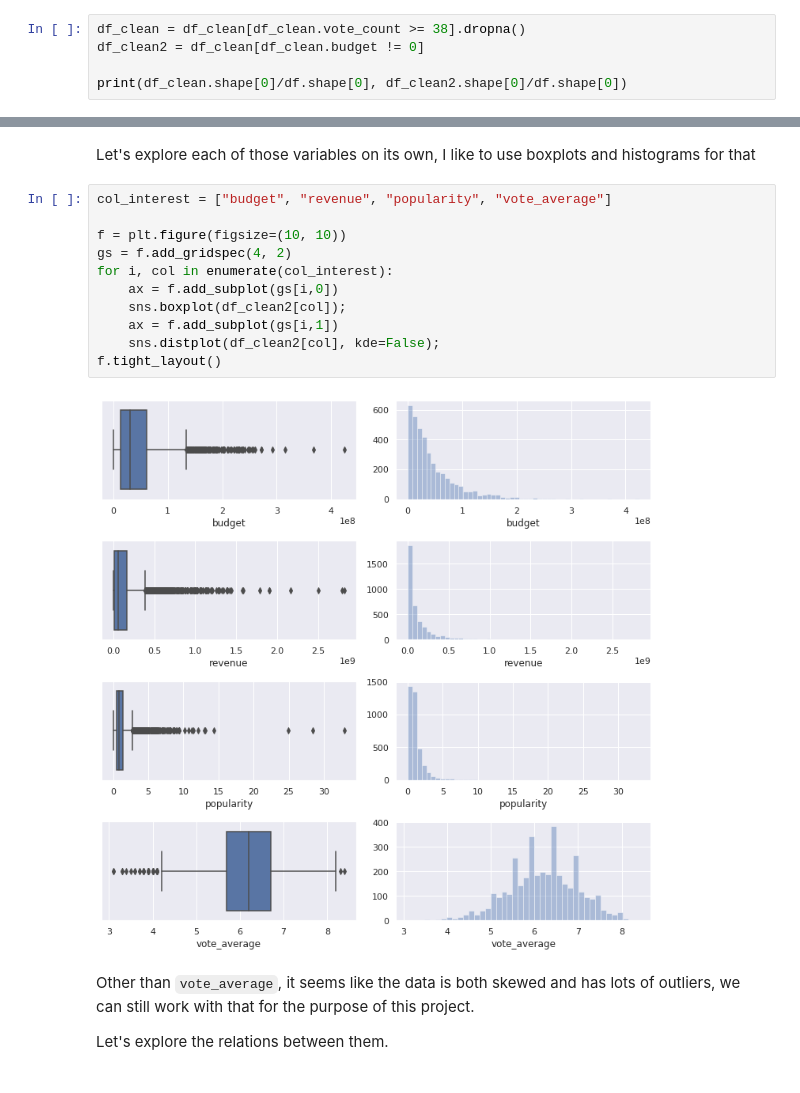
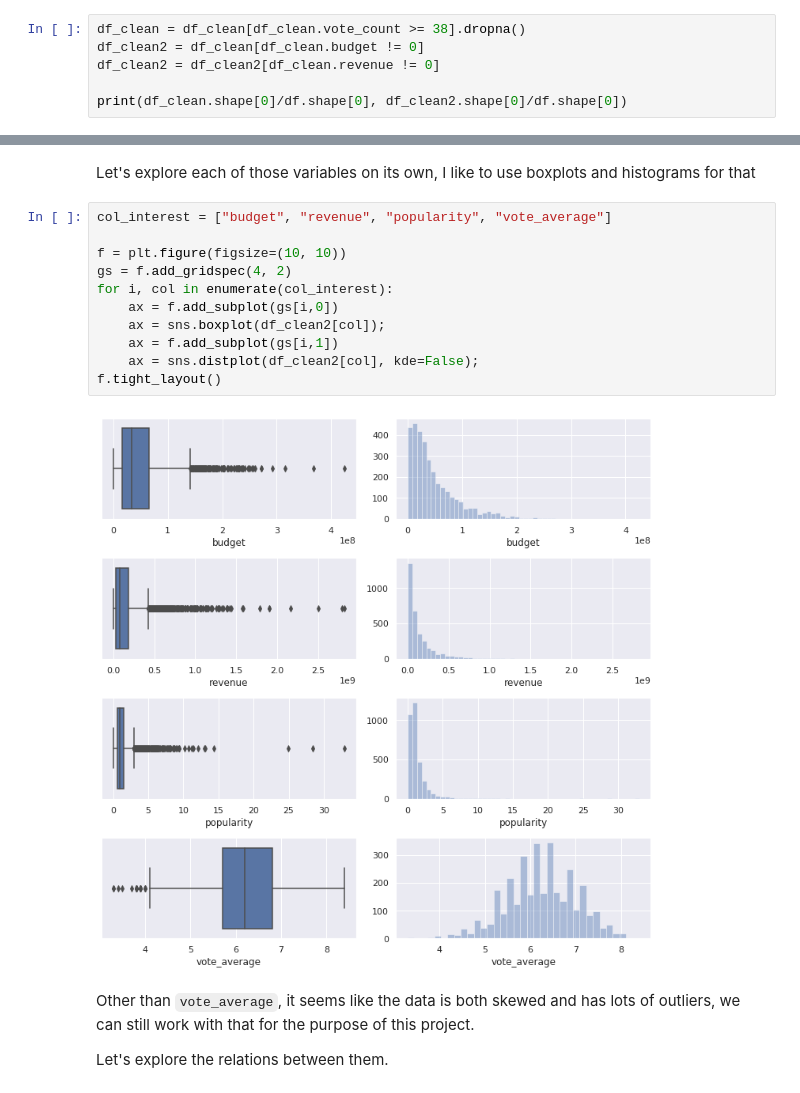
Before and after one commit to husmen/DAND_Udacity, a Jupyter notebook: P2/P2_Investigate_a_Dataset.ipynb, the cells around one changed output, grey strips where cells are left out. Cells and saved outputs as stored; diff of their text form.

```diff
--- a/P2/P2_Investigate_a_Dataset.ipynb
+++ b/P2/P2_Investigate_a_Dataset.ipynb
@@ -132,6 +132,7 @@ Some entries have
 # %%
 df_clean = df_clean[df_clean.vote_count >= 38].dropna()
 df_clean2 = df_clean[df_clean.budget != 0]
+df_clean2 = df_clean2[df_clean.revenue != 0]
 
 print(df_clean.shape[0]/df.shape[0], df_clean2.shape[0]/df.shape[0])
 # %% [output]
@@ -149,16 +162,16 @@ Let's explore each of those variables on its own, I like to use boxplots and his
 # %%
 col_interest = ["budget", "revenue", "popularity", "vote_average"]
 
 f = plt.figure(figsize=(10, 10))
 gs = f.add_gridspec(4, 2)
 for i, col in enumerate(col_interest):
     ax = f.add_subplot(gs[i,0])
-    sns.boxplot(df_clean2[col]);
+    ax = sns.boxplot(df_clean2[col]);
     ax = f.add_subplot(gs[i,1])
-    sns.distplot(df_clean2[col], kde=False);
+    ax = sns.distplot(df_clean2[col], kde=False);
 f.tight_layout()
 # %% [output]
-[figure, old version]
+[figure, new version]
 # %% [markdown]
 Other than `vote_average`, it seems like the data is both skewed and has lots of outliers, we can still work with that for the purpose of this project.
 
```
Also changed, not shown: parts of 15 cells of this notebook, 1 other file.
